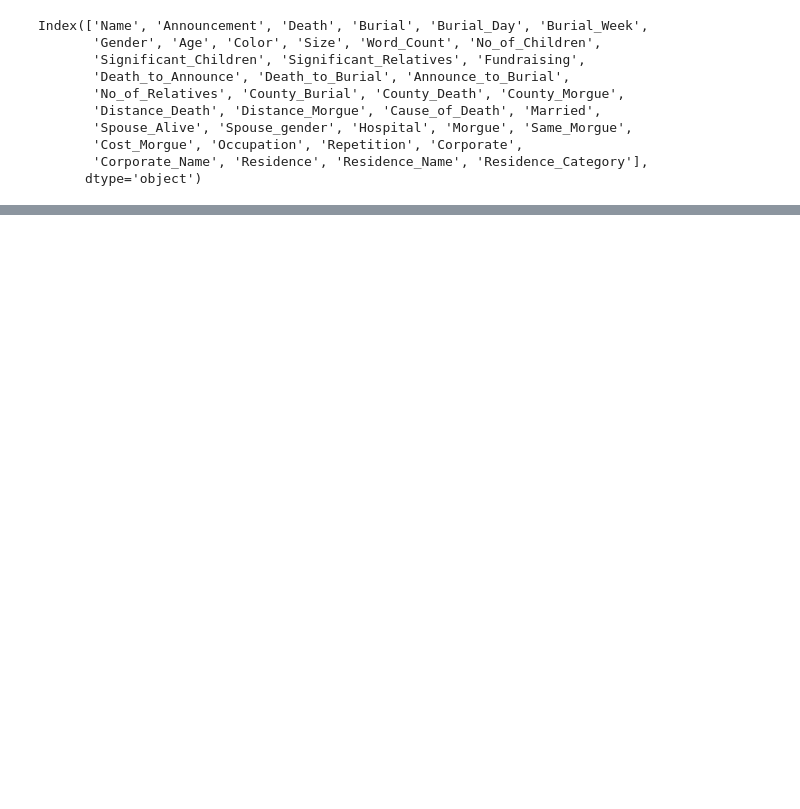
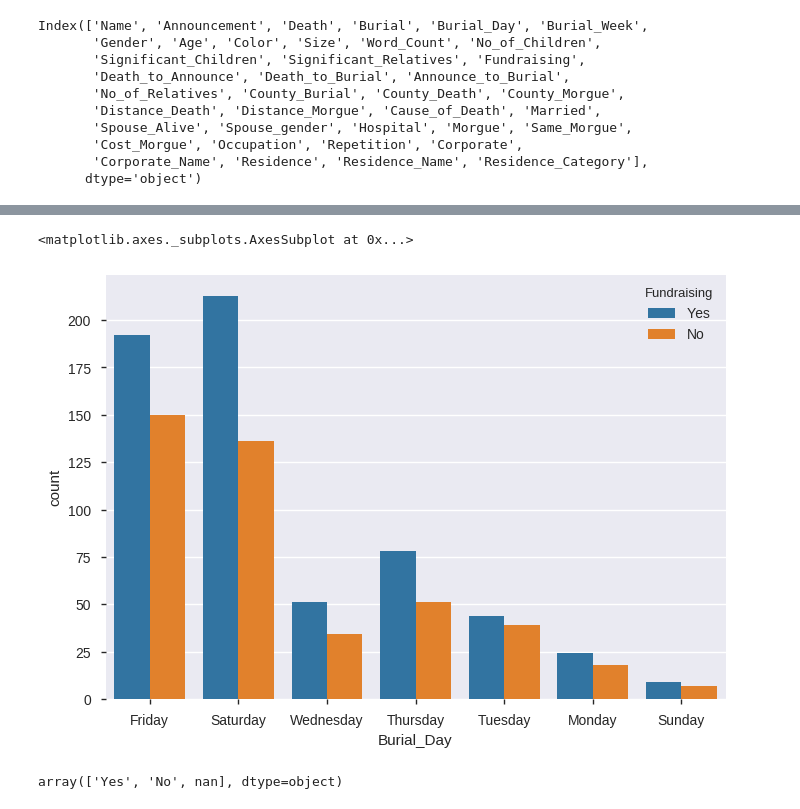
Before and after one commit to M-Waweru/ObituariesData, a Jupyter notebook: Obituaries.ipynb, the cells around one changed output, grey strips where cells are left out. Cells and saved outputs as stored; diff of their text form; code cells hidden in the pictures; blank space fills up the shorter version.

```diff
--- a/Obituaries.ipynb
+++ b/Obituaries.ipynb
@@ -233,0 +313,9 @@ memory usage: 282.5+ KB
+# %%
+sns.countplot(x=prepared_df['Burial_Day'], hue=prepared_df['Fundraising'])
+# %% [output]
+<matplotlib.axes._subplots.AxesSubplot at 0x...>
+[figure, added]
+# %%
+prepared_df['Color'].unique()
+# %% [output]
+array(['Yes', 'No', nan], dtype=object)
```
Also changed, not shown: parts of 53 cells of this notebook.
